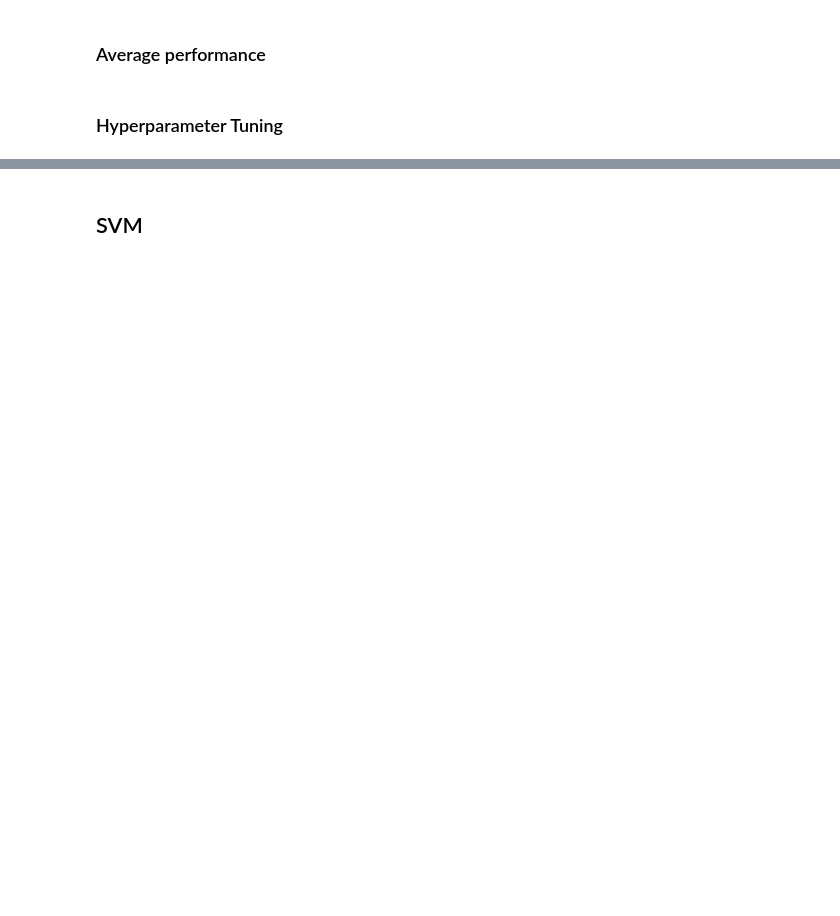
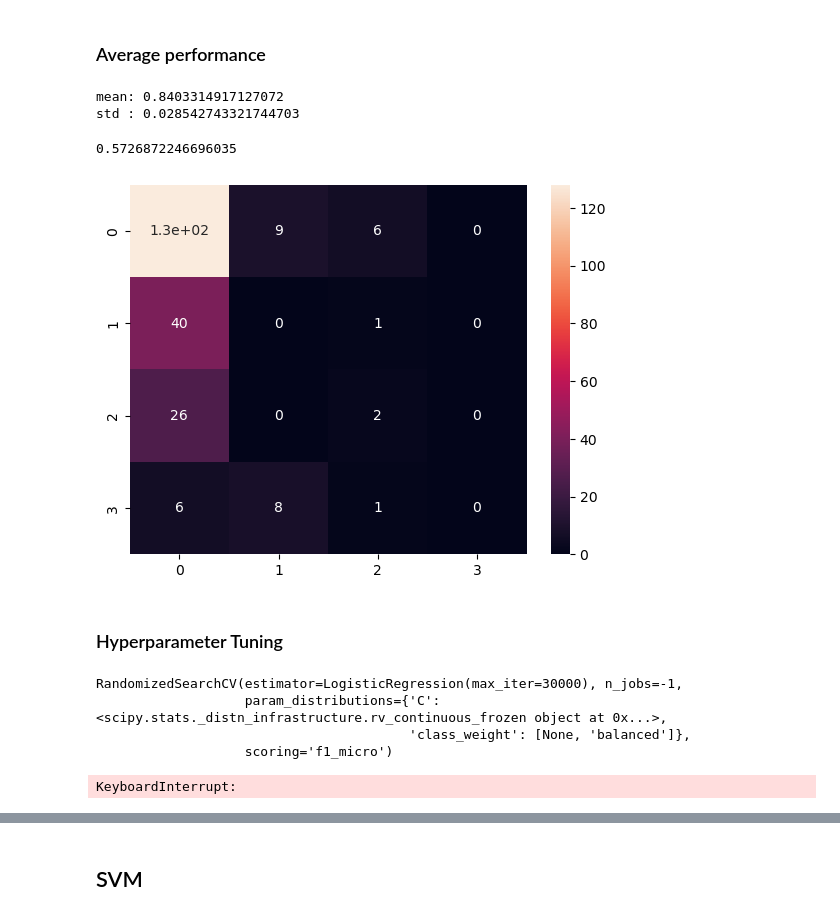
Before and after one commit to jordanIAxelrod/MaterialsGenomeInitiative, a Jupyter notebook: src/main.ipynb, the cells around one changed output, grey strips where cells are left out. Cells and saved outputs as stored; diff of their text form; code cells hidden in the pictures; blank space fills up the shorter version.

```diff
--- a/src/main.ipynb
+++ b/src/main.ipynb
@@ -113,17 +146,16 @@ def find_avg_performance(test_model: BaseEstimator, embedding_type, num_trial =
 # %%
 X_train, X_val, y_train, y_val = generate_split('../data/train.tsv')
-embeddings = Embeddings(X_train, X_val)
+
+total_train = do_all_preprocess('../data/train.tsv')
+total_test = do_all_preprocess('../data/test.tsv')
+embeddings = Embeddings(total_train[0].text, total_test[0].text)
 # %% [markdown]
 ### BOW Data
 
 Uncomment **one** of these three cells to experiment with that type of word-representation.
 # %%
-# from sklearn.preprocessing import StandardScaler
-
-# embed_type = embeddings.BOW()
-# X_train, X_val = embed(embed_type, X_train, X_val)
-# X_train = StandardScaler().fit_transform(X_train.todense())
-# X_val = StandardScaler().fit_transform(X_val.todense())
+embed_type = embeddings.BOW()
+X_train, X_val = to_scaled_embeds(X_train, X_val, embed_type, dense=True)
 # %% [markdown]
 ### TF-IDF Data
 # %%
@@ -139,7 +171,7 @@ Uncomment **one** of these three cells to experiment with that type of word-repr
 # %% [markdown]
 ## Logistic regression
 # %%
-from sklearn.linear_model import LogisticRegression
-model = LogisticRegression(max_iter=5000)
-model.fit(X_train, y_train)
-model.score(X_val, y_val)
+lr_model = LogisticRegression(penalty='l2', max_iter=5000)
+lr_model.fit(X_train, y_train)
+
+f1_score(y_train, lr_model.predict(X_train), average='micro')
@@ -159,6 +202,14 @@ sns.heatmap(cm / np.tile(np.sum(cm, axis=1), (4, 1)).T, annot=True)
 # %% [markdown]
 ### Average performance
 # %%
-find_avg_performance(LogisticRegression(max_iter=5000), embed_type)
+find_avg_performance(LogisticRegression(max_iter=10000), embed_type)
+# %% [output]
+mean: 0.8403314917127072
+std : 0.028542743321744703
+# %%
+find_test_performance(lr_model, embed_type, True)
+# %% [output]
+0.5726872246696035
+[figure, added]
 # %% [markdown]
 ### Hyperparameter Tuning
@@ -183,9 +216,18 @@ scores.append(('L1', lr1_grid.score(X_val, y_val)))
 # %%
+param_grid_lr = {
+    'C': uniform(0.001, 1000),
+     'class_weight': [None, 'balanced']
+}
+
 lr2_grid = RandomizedSearchCV(
-    LogisticRegression(solver='saga', max_iter=1000, penalty='l2'),
+    LogisticRegression(max_iter=30000),
     param_distributions=param_grid_lr,
     n_jobs=-1,
     scoring='f1_micro'
 )
 lr2_grid.fit(X_train, y_train)
-scores.append(('L2', lr2_grid.score(X_val, y_val)))
+# %% [output]
+RandomizedSearchCV(estimator=LogisticRegression(max_iter=30000), n_jobs=-1,
+                   param_distributions={'C': <scipy.stats._distn_infrastructure.rv_continuous_frozen object at 0x...>,
+                                        'class_weight': [None, 'balanced']},
+                   scoring='f1_micro')
@@ -205,5 +234,5 @@ for pen, score in scores:
 # %%
-find_avg_performance(lr1_grid.best_estimator_, embed_type)
-find_avg_performance(lr2_grid.best_estimator_, embed_type)
-find_avg_performance(lre_grid.best_estimator_, embed_type)
+find_avg_performance(lr2_grid, embed_type)
+# %% [output]
+KeyboardInterrupt:
 # %%
```
Also changed, not shown: parts of 27 cells of this notebook, 7 other files.
